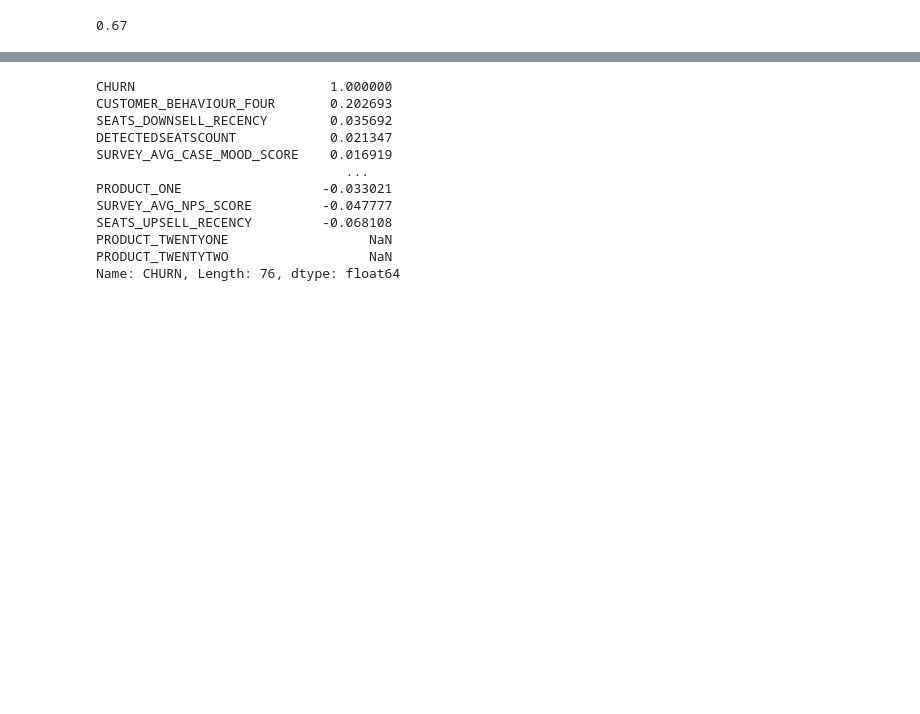
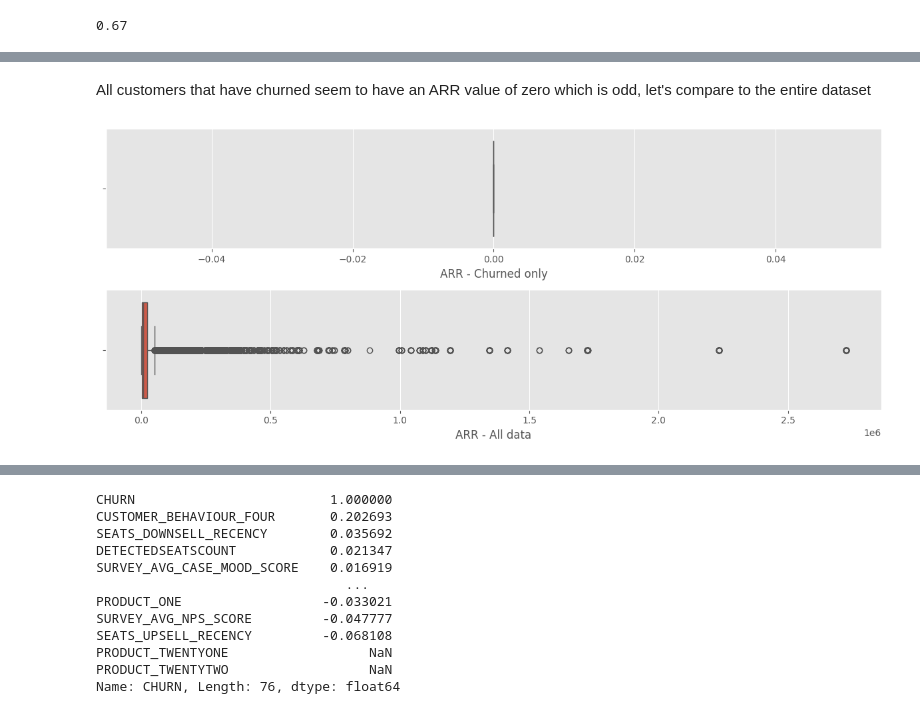
Before and after one commit to jmoro0408/Customer_Churn, a Jupyter notebook: notebooks/1_EDA.ipynb, the cells around one changed output, grey strips where cells are left out. Drawn from its saved outputs; the diff is of its cells as text; code cells hidden in the pictures; blank space fills up the shorter version.

```diff
--- a/notebooks/1_EDA.ipynb
+++ b/notebooks/1_EDA.ipynb
@@ -97,0 +105,3 @@ Dataset is highly imbalanced with only 0.67% of the data having positive targets
+# %%
+df_churned = df[df['CHURN'] == 1]
+df_churned.shape
@@ -97,0 +119,12 @@ Dataset is highly imbalanced with only 0.67% of the data having positive targets
+# %% [markdown]
+All customers that have churned seem to have an ARR value of zero which is odd, let's compare to the entire dataset
+# %%
+fig, axes = plt.subplots(nrows = 2, ncols = 1, figsize=(12,5))
+axes = np.ravel(axes)
+sns.boxplot(data=df_churned, x='ARR', ax=axes[0])
+sns.boxplot(data=df, x='ARR', ax=axes[1])
+axes[0].set(xlabel = "ARR - Churned only")
+axes[1].set(xlabel = "ARR - All data")
+plt.tight_layout()
+# %% [output]
+[figure, added]
```
Also changed, not shown: parts of 8 cells of this notebook.
